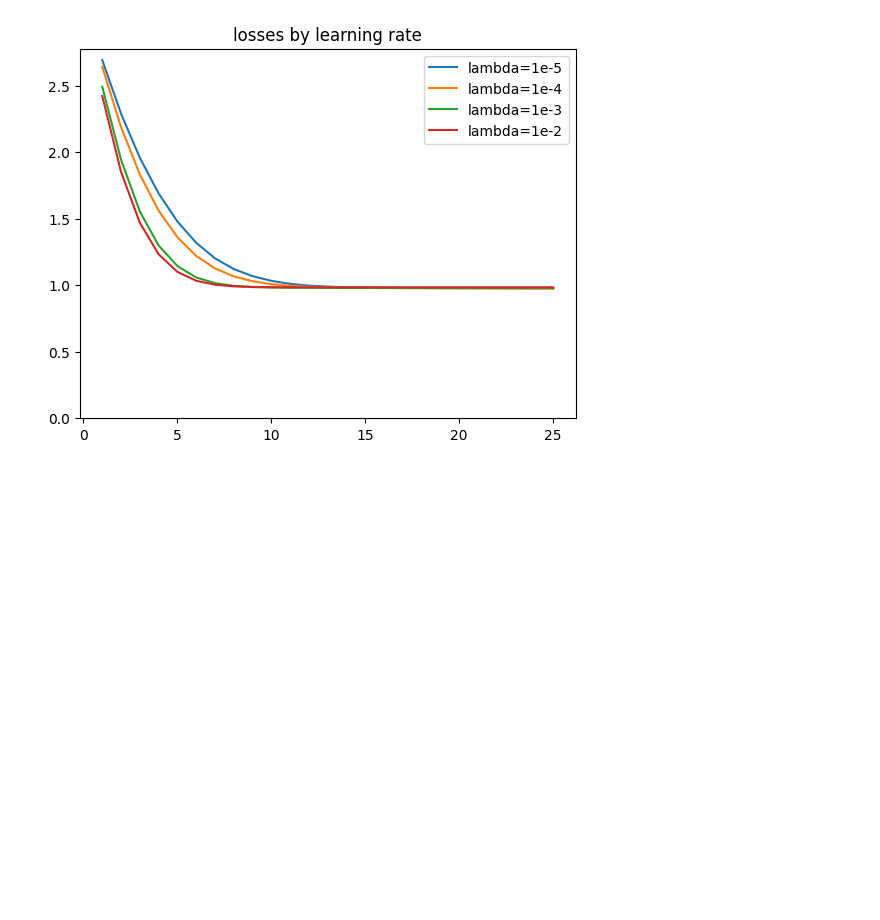
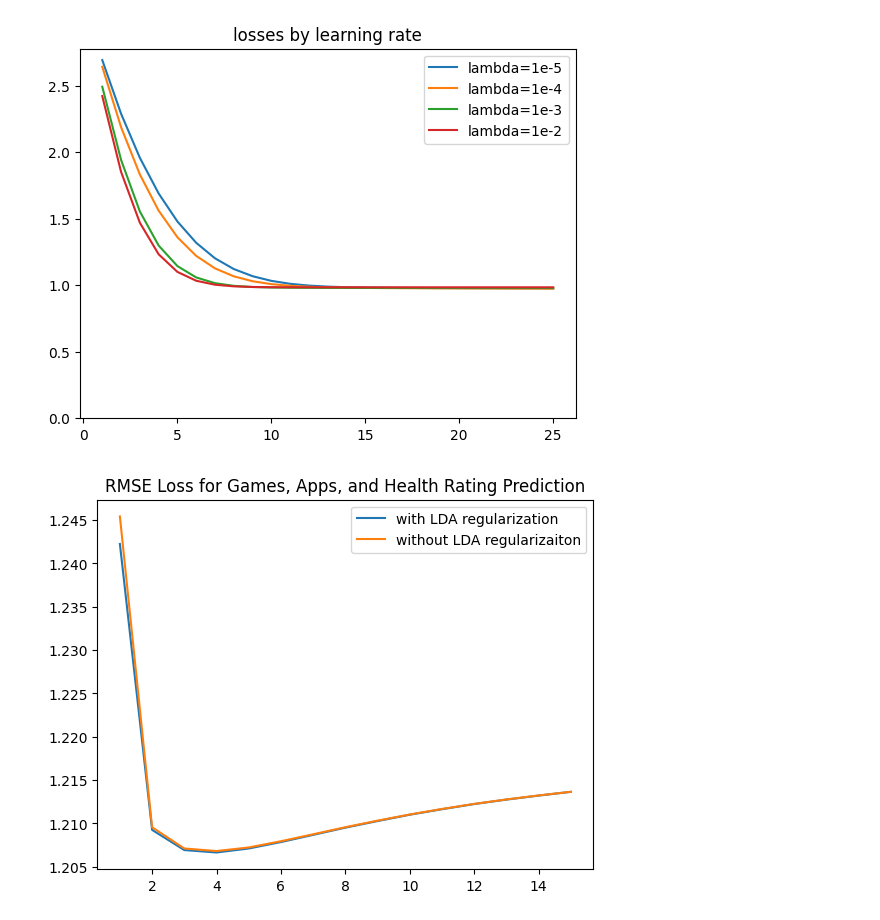
Before and after one commit to NicoPang/rl-recommender, a Jupyter notebook: notebooks/graphing.ipynb, the cells around one changed output. Drawn from its saved outputs; the diff is of its cells as text; code cells hidden in the pictures; blank space fills up the shorter version.

```diff
--- a/notebooks/graphing.ipynb
+++ b/notebooks/graphing.ipynb
@@ -68,3 +69,16 @@ plt.legend()
 plt.show()
 # %% [output]
 [figure]
+# %%
+keyword = 'all'
+r1 = np.load(f'../results/loss_{keyword}_bs8192K5LR0.01E15D0.001DR0.4ALPH0.001.npz')['t_loss']
+r2 = np.load(f'../results/loss_{keyword}_bs8192K5LR0.01E15D0.001DR0.4ALPH0.npz')['t_loss']
+
+plt.plot([i for i in range(1, len(r1) + 1)], r1, label = 'with LDA regularization')
+plt.plot([i for i in range(1, len(r2) + 1)], r2, label = 'without LDA regularizaiton')
+
+plt.title('RMSE Loss for Games, Apps, and Health Rating Prediction')
+plt.legend()
+plt.show()
+# %% [output]
+[figure, added]
```
Also changed, not shown: parts of 2 cells of this notebook, 2 other files.
